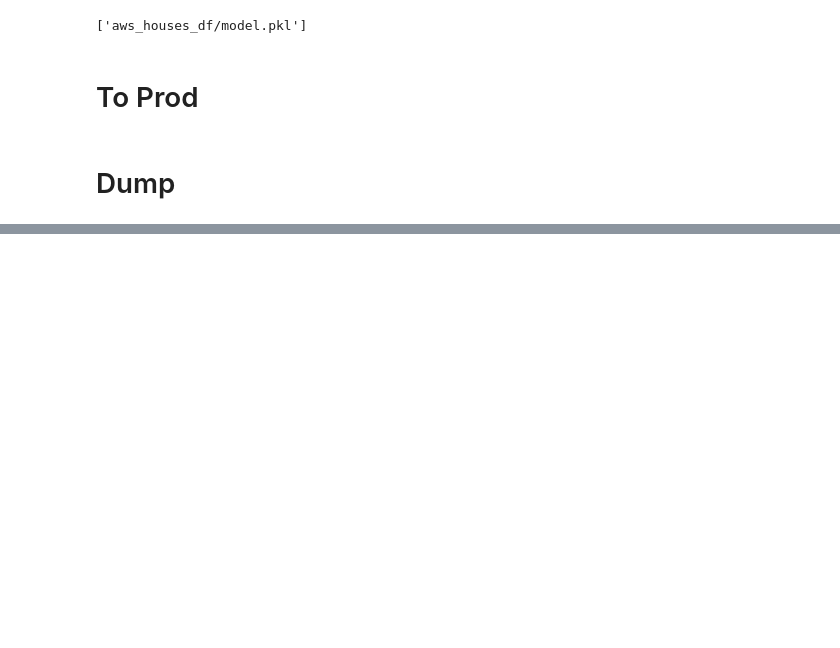
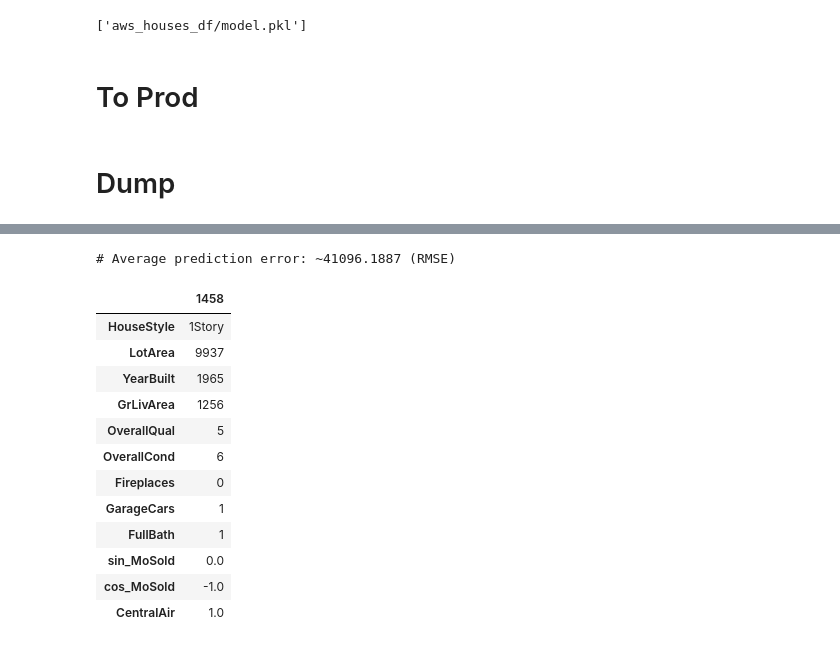
Before and after one commit to julienRactM/Snef_kaggle_houses_df, a Jupyter notebook: houses_df/houses_df.ipynb, the cells around one changed output, grey strips where cells are left out. Drawn from its saved outputs; the diff is of its cells as text; code cells hidden in the pictures; blank space fills up the shorter version.

```diff
--- a/houses_df/houses_df.ipynb
+++ b/houses_df/houses_df.ipynb
@@ -304,0 +339,24 @@ print(f"# Average prediction error: ~{np.mean(rmse_list):.4f} (RMSE)")
+# %%
+model = joblib.load('aws_houses_df/model.pkl')
+r2 = model.score(X_test, y_test)
+predicted_prices = model.predict(X_test)
+rmse = np.sqrt(mean_squared_error(y_test, predicted_prices))
+print(f"# Average prediction error: ~{np.mean(rmse_list):.4f} (RMSE)")
+# %% [output]
+# Average prediction error: ~41096.1887 (RMSE)
+# %%
+pd.DataFrame(sample_data)
+# %% [output]
+|  | 1458 |
+| HouseStyle | 1Story |
+| LotArea | 9937 |
+| YearBuilt | 1965 |
+| GrLivArea | 1256 |
+| OverallQual | 5 |
+| OverallCond | 6 |
+| Fireplaces | 0 |
+| GarageCars | 1 |
+| FullBath | 1 |
+| sin_MoSold | 0.0 |
+| cos_MoSold | -1.0 |
+| CentralAir | 1.0 |
```
Also changed, not shown: parts of 13 cells of this notebook, 8 other files.
